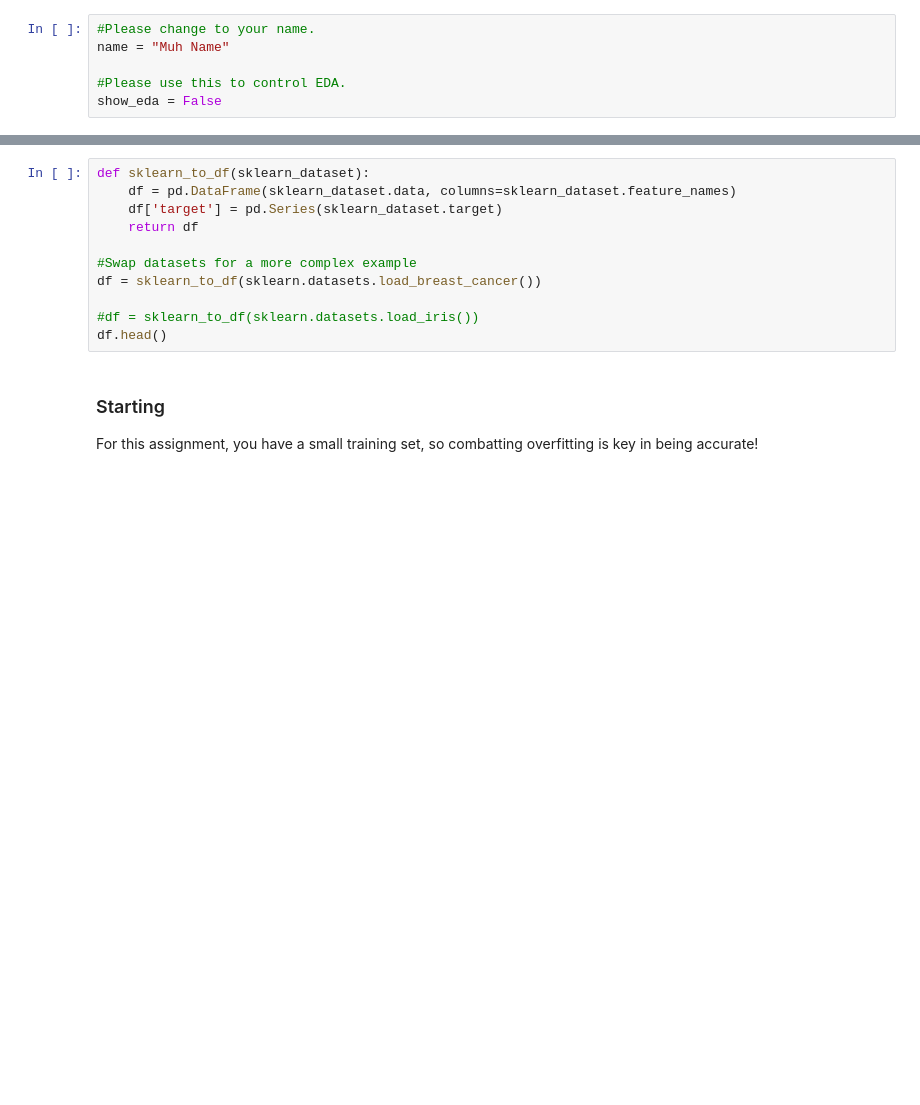
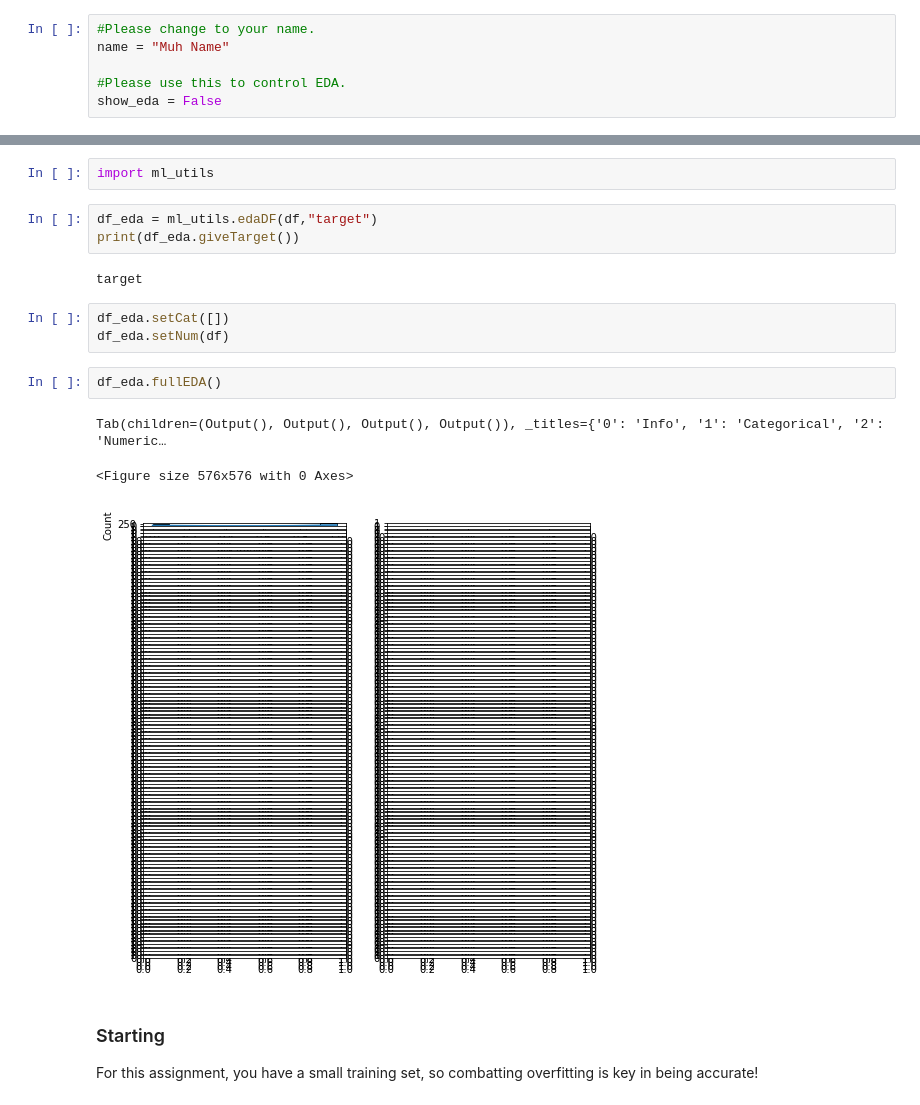
Before and after one commit to SidhST12/ItML_Asn_1_Students, a Jupyter notebook: part2_start.ipynb, the cells around one changed output, grey strips where cells are left out. Saved outputs shown, nothing was run; the diff lists cells and outputs as text; blank space fills up the shorter version.

```diff
--- a/part2_start.ipynb
+++ b/part2_start.ipynb
@@ -56,15 +64,20 @@ df.sample(5)
 5 rows × 201 columns
-# %%
-def sklearn_to_df(sklearn_dataset):
-    df = pd.DataFrame(sklearn_dataset.data, columns=sklearn_dataset.feature_names)
-    df['target'] = pd.Series(sklearn_dataset.target)
-    return df
-
-#Swap datasets for a more complex example
-df = sklearn_to_df(sklearn.datasets.load_breast_cancer())
-
-#df = sklearn_to_df(sklearn.datasets.load_iris())
-df.head()
+# %%
+import ml_utils
+# %%
+df_eda = ml_utils.edaDF(df,"target")
+print(df_eda.giveTarget())
+# %% [output]
+target
+# %%
+df_eda.setCat([])
+df_eda.setNum(df)
+# %%
+df_eda.fullEDA()
+# %% [output]
+Tab(children=(Output(), Output(), Output(), Output()), _titles={'0': 'Info', '1': 'Categorical', '2': 'Numeric…
+<Figure size 576x576 with 0 Axes>
+[figure, added]
 # %% [markdown]
 ### Starting
 
```
Also changed, not shown: parts of 11 cells of this notebook, 1 other file.
